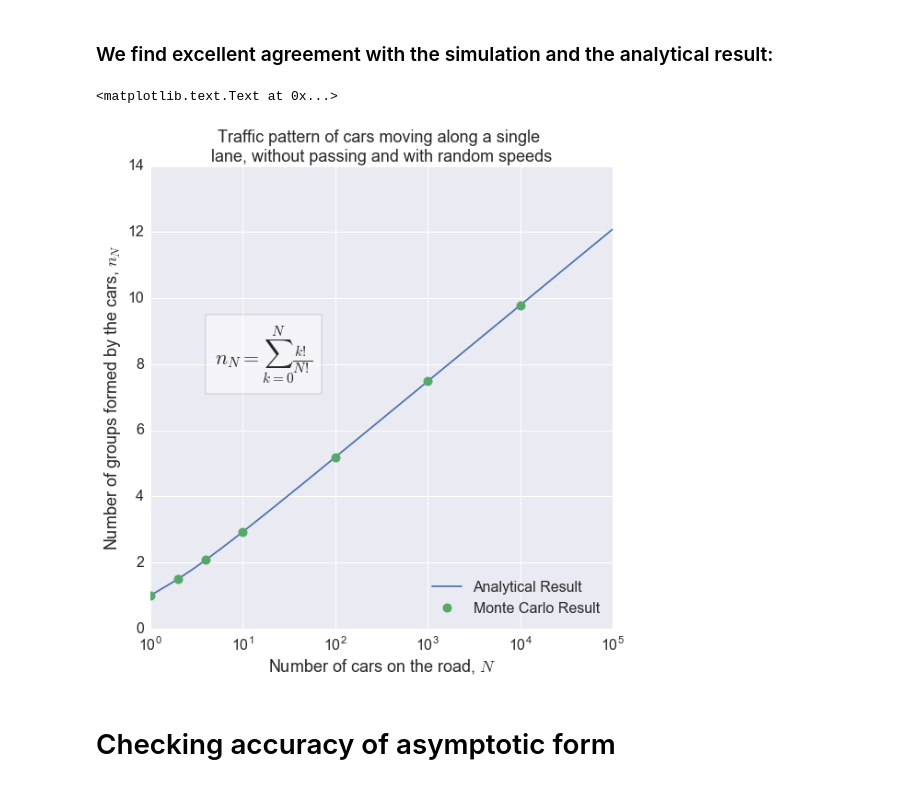
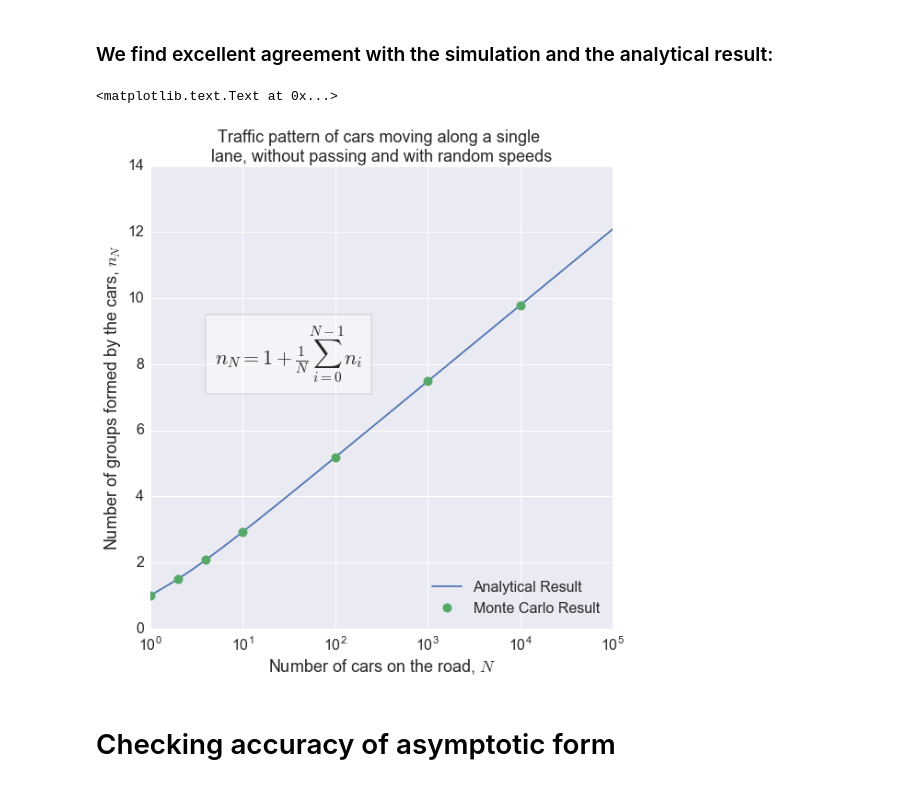
Before and after one commit to meowklaski/Riddles, a Jupyter notebook: Traffic_Jam.ipynb, the cells around one changed output. Drawn from its saved outputs; the diff is of its cells as text; code cells hidden in the pictures.

```diff
--- a/Traffic_Jam.ipynb
+++ b/Traffic_Jam.ipynb
@@ -162,22 +125,22 @@ sim_results = np.array(sim_results)
 # %%
 # plot stuff
 N = 100000
 fig,ax = plt.subplots(figsize=(9,9))
 ax.plot(np.arange(N+1),num_groups_list(N), label='Analytical Result')
 ax.plot(sim_results[:,0],sim_results[:,1], ls='', marker='o', markersize=10, label='Monte Carlo Result')
 ax.tick_params(labelsize = 16)
 ax.legend(loc='lower right', fontsize=16)
-ax.text(5, 8, r'$n_{N} = \sum_{k=0}^{N}\frac{k!}{N!}$', fontsize=22,
+ax.text(5, 8, r'$n_{N} = 1+\frac{1}{N}\sum_{i=0}^{N-1}n_{i}$', fontsize=22,
         bbox={'facecolor':'white', 'alpha':0.5, 'pad':10})
 
 ax.set_xscale('log')
 ax.set_xlabel(r'Number of cars on the road, $N$', fontsize=18)
 ax.set_ylabel(r'Number of groups formed by the cars, $n_{N}$', fontsize=18)
 ax.set_title('Traffic pattern of cars moving along a single \nlane, without passing and with random speeds',
              fontsize=18)
 # %% [output]
 <matplotlib.text.Text at 0x...>
-[figure, old version]
+[figure, new version]
 # %% [markdown]
 # Checking accuracy of asymptotic form
 # %%
```
Also changed, not shown: parts of 5 cells of this notebook, 1 other file.
